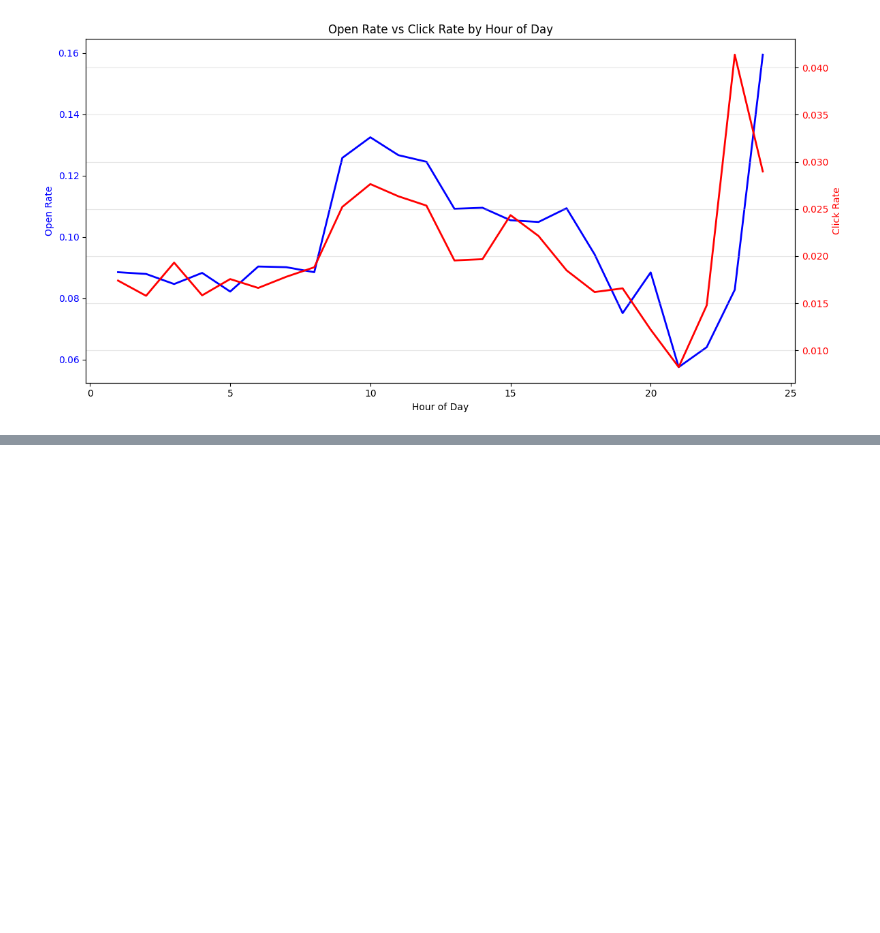
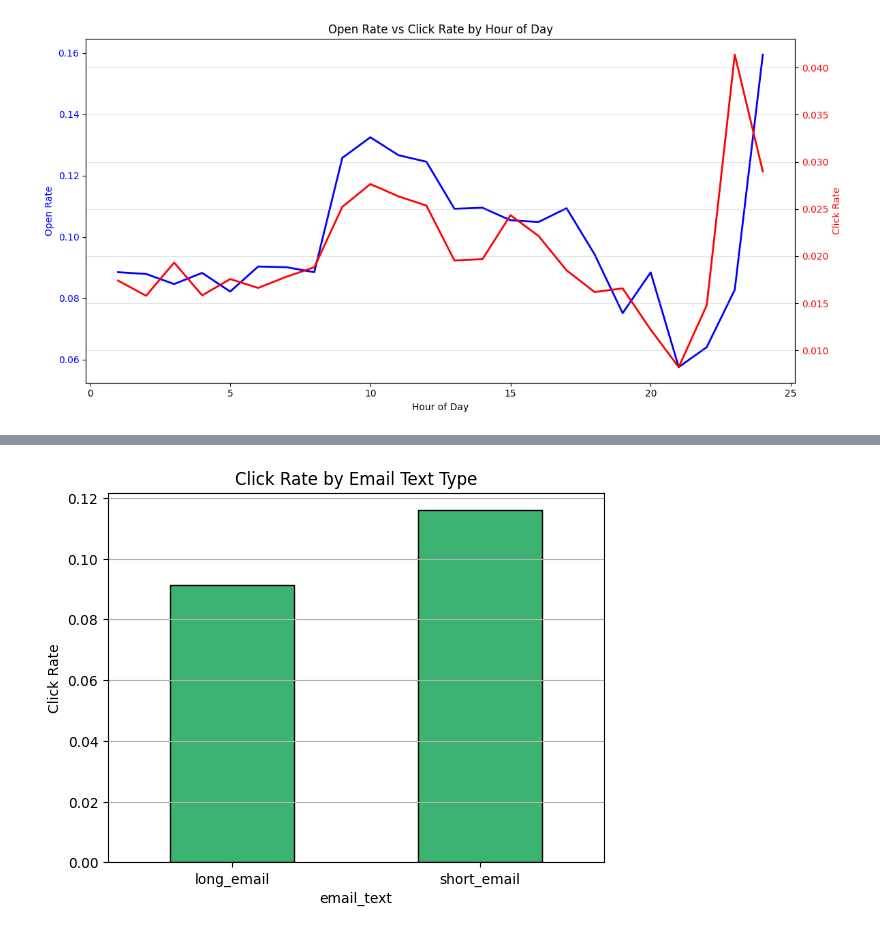
Before and after one commit to anushka3690/Email_marketing, a Jupyter notebook: notebook.ipynb, the cells around one changed output, grey strips where cells are left out. Cells and saved outputs as stored; diff of their text form; code cells hidden in the pictures; blank space fills up the shorter version.

```diff
--- a/notebook.ipynb
+++ b/notebook.ipynb
@@ -264,0 +362,10 @@ plt.show()
+# %%
+
+df.groupby('email_text')['opened'].mean().plot(kind='bar', color='mediumseagreen', edgecolor='black')
+plt.title("Click Rate by Email Text Type")
+plt.ylabel("Click Rate")
+plt.xticks(rotation=0)
+plt.grid(axis='y')
+plt.show()
+# %% [output]
+[figure, added]
```
Also changed, not shown: parts of 13 cells of this notebook.
